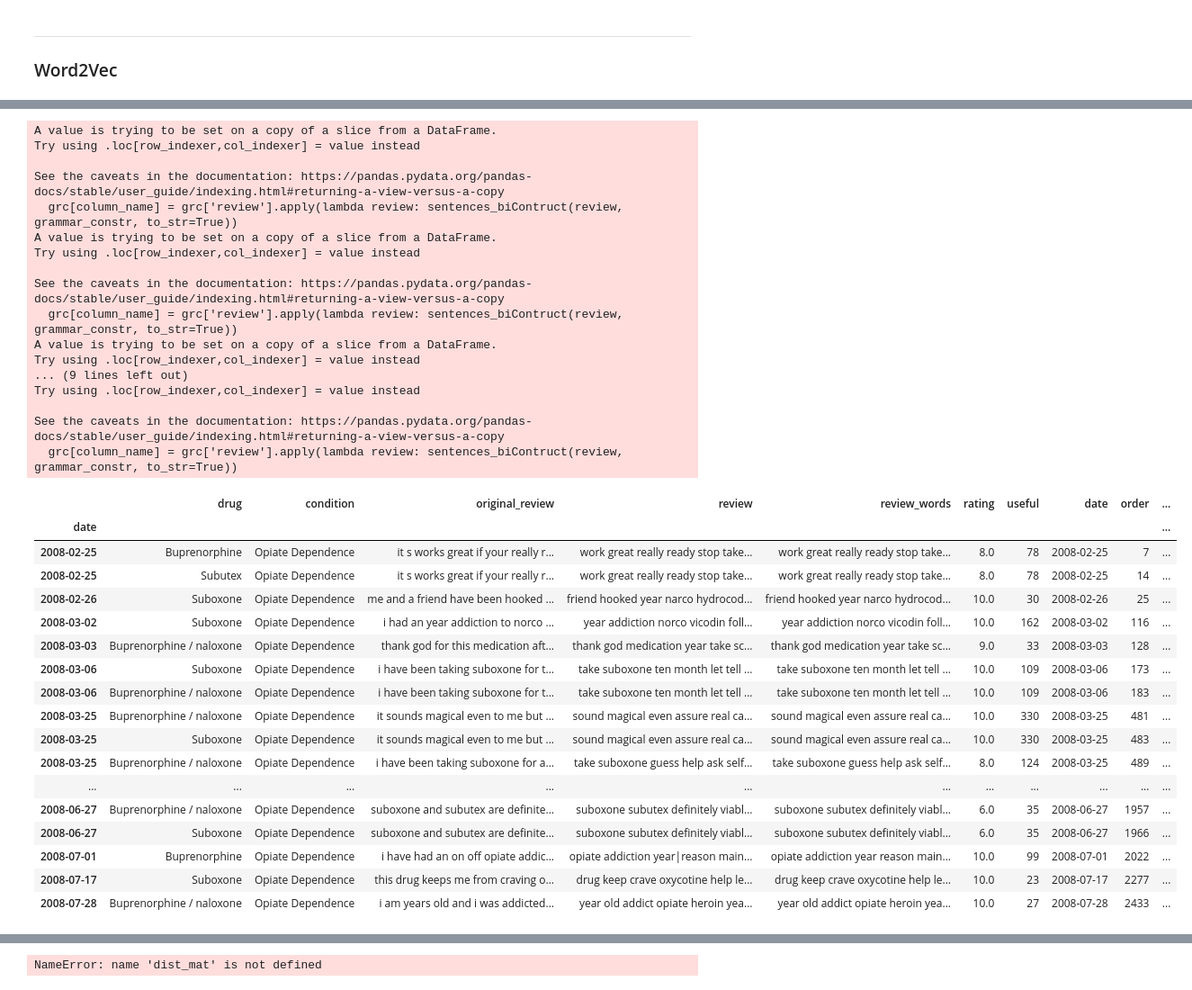
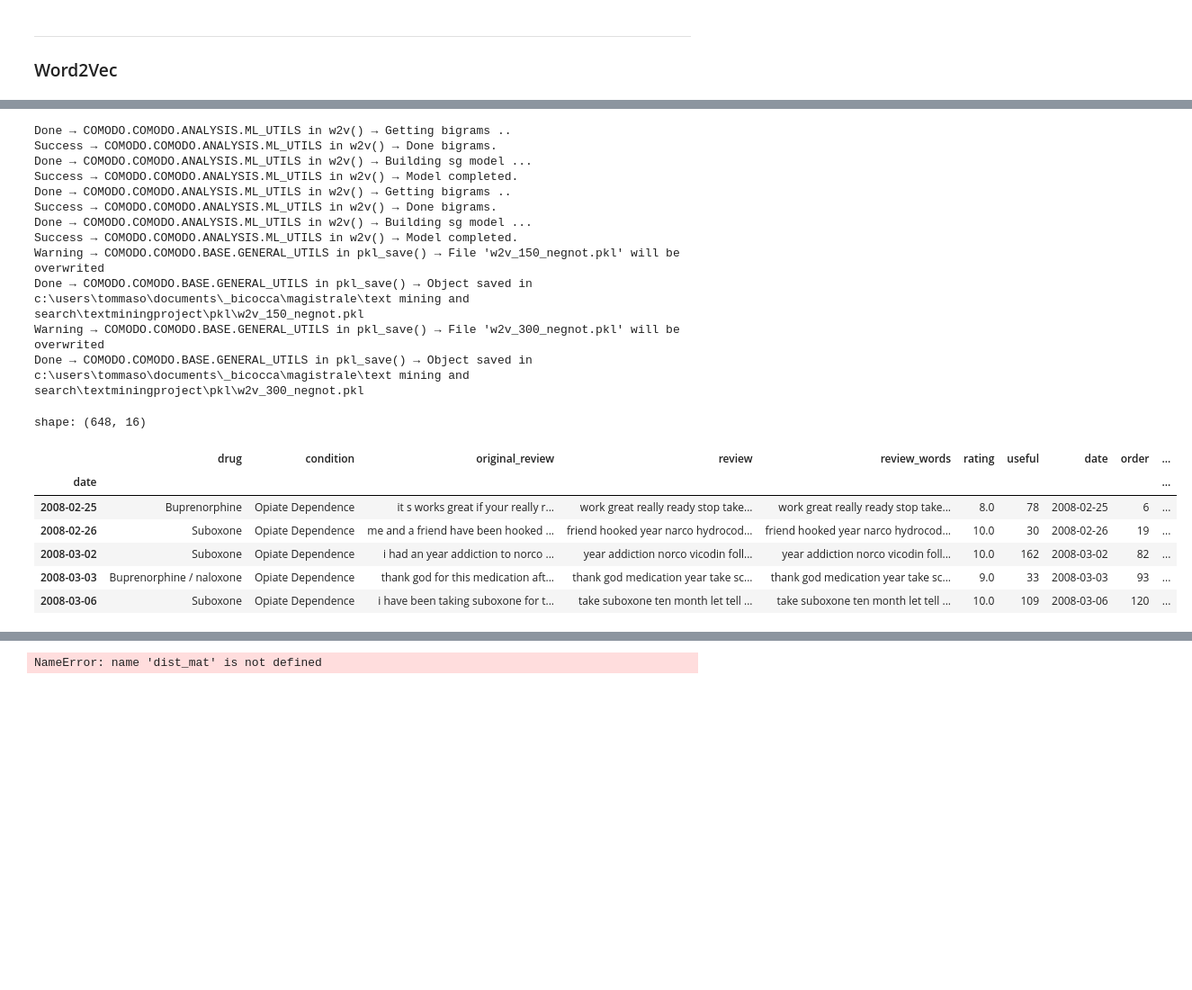
Before and after one commit to PimpMyGit/TextMining, a Jupyter notebook: test0.ipynb, the cells around one changed output, grey strips where cells are left out. Shown: that part at 90% size. Drawn from its saved outputs; the diff is of its cells as text; code cells hidden in the pictures; blank space fills up the shorter version.

```diff
--- a/test0.ipynb
+++ b/test0.ipynb
@@ -214,6 +214,7 @@ trdf['review'] = trdf['review'].apply(lambda r: '|'.join([' '.join(LIST.lfilter(
 
 trdf['review_words'] = trdf['review'].apply(lambda r: ' '.join([' '.join(s.split()) for s in r.split('|')]))
 
+trdf = trdf.drop_duplicates(subset='review_words')
 trdf = DF.add_order_column(trdf)
 
 trdf = trdf[['drug', 'condition', 'original_review', 'review', 'review_words', 'rating', 'useful', 'date', 'order']]
@@ -416,69 +442,78 @@ grc.iloc[0]['review']
+# %%
+""" W2V Building """
+
+# all_sentences = []
+# for r in trdf['review'].to_list():
+#   if type(r) is str:
+#       [all_sentences.append([w for w in s.split() if ((w in pos_dict and pos_dict[w][0] in ['N','J','V','R']) or UTILS.start_with(w,'not_'))]) for s in r.split('|')]
+
+# w2v_model_150 = ML.w2v(all_sentences, model='SG', vector_size=150, get_bigrams=True)
+# w2v_model_300 = ML.w2v(all_sentences, model='SG', vector_size=300, get_bigrams=True)
+# UTILS.pkl_save('pkl/w2v_150_NEGnot.pkl', w2v_model_150)
+# UTILS.pkl_save('pkl/w2v_300_NEGnot.pkl', w2v_model_300)
+
+# Loading Models
+w2v_model = UTILS.pkl_load('pkl/w2v_300_NEGnot.pkl')
+w2v_vocab = w2v_model.wv.key_to_index
+# %% [output]
+Done → COMODO.COMODO.ANALYSIS.ML_UTILS in w2v() → Getting bigrams ..
+Success → COMODO.COMODO.ANALYSIS.ML_UTILS in w2v() → Done bigrams.
+Done → COMODO.COMODO.ANALYSIS.ML_UTILS in w2v() → Building sg model ...
+Success → COMODO.COMODO.ANALYSIS.ML_UTILS in w2v() → Model completed.
+Done → COMODO.COMODO.ANALYSIS.ML_UTILS in w2v() → Getting bigrams ..
+Success → COMODO.COMODO.ANALYSIS.ML_UTILS in w2v() → Done bigrams.
+Done → COMODO.COMODO.ANALYSIS.ML_UTILS in w2v() → Building sg model ...
+Success → COMODO.COMODO.ANALYSIS.ML_UTILS in w2v() → Model completed.
+Warning → COMODO.COMODO.BASE.GENERAL_UTILS in pkl_save() → File 'w2v_150_negnot.pkl' will be overwrited
+Done → COMODO.COMODO.BASE.GENERAL_UTILS in pkl_save() → Object saved in c:\users\tommaso\documents\_bicocca\magistrale\text mining and search\textminingproject\pkl\w2v_150_negnot.pkl
+Warning → COMODO.COMODO.BASE.GENERAL_UTILS in pkl_save() → File 'w2v_300_negnot.pkl' will be overwrited
+Done → COMODO.COMODO.BASE.GENERAL_UTILS in pkl_save() → Object saved in c:\users\tommaso\documents\_bicocca\magistrale\text mining and search\textminingproject\pkl\w2v_300_negnot.pkl
 # %%
 """ Cerca costrutti grammaticali """
 
 jn_constr = ('J', 'N')      # aggettivo  +  nome            # conoscienza comune
 vj_constr = ('V', 'J')      # verbo      +  aggettivo       # https://www.grammarly.com/blog/adjective-and-verb-placement/#:~:text=Adjectives%20are%20usually%20placed%20before,are%20placed%20after%20the%20verb.&text=%E2%80%9CSense%E2%80%9D%20verbs%2C%20such%20as,The%20cookies%20smell%20awesome%20!
 rj_constr = ('R', 'J')      # avverbio   +  aggettivo       # https://site.uit.no/english/grammar/adverb-placement/#:~:text=Adverbs%20can%20be%20used%20to,%2C%20recently%20re%2Delected%20president.
 rv_constr = ('R', 'V')      # avverbio   +  verbo           # https://site.uit.no/english/grammar/adverb-placement/#:~:text=Adverbs%20can%20be%20used%20to,%2C%20recently%20re%2Delected%20president.
 vr_constr = ('V', 'R')      # verbo      +  avverbio           # https://site.uit.no/english/grammar/adverb-placement/#:~:text=Adverbs%20can%20be%20used%20to,%2C%20recently%20re%2Delected%20president.
 grammar_constrs = [jn_constr, vj_constr, rj_constr, rv_constr, vr_constr]
 
 def get_biConstrcut(sentence, construct):
     constructs = []
     if type(sentence) is str:
         words = sentence.split()
-        _ = [constructs.append([w, words[i+1]]) for i,w in enumerate(words[:-1]) if w in pos_dict and pos_dict[w][0]==construct[0] and words[i+1] in pos_dict and pos_dict[words[i+1]][0]==construct[1]]
+        _ = [constructs.append([w, words[i+1]]) for i,w in enumerate(words[:-1]) if (w in pos_dict and pos_dict[w][0]==construct[0] and words[i+1] in pos_dict and pos_dict[words[i+1]][0]==construct[1]) or
+                                                                                    ((w in pos_dict and pos_dict[w][0]==construct[0] and (UTILS.start_with(words[i+1],'not_') and words[i+1][len('not_'):] in pos_dict and pos_dict[words[i+1][len('not_'):]][0]==construct[1])) or
+                                                                                     ((UTILS.start_with(w,'not_') and w[len('not_'):] in pos_dict and pos_dict[w[len('not_'):]][0]==construct[0]) and words[i+1] in pos_dict and pos_dict[words[i+1]][0]==construct[1] ))]
     return constructs
 
 def sentences_biContruct(sentences, construct, to_str=False):
     constr_list = []
     if type(sentences) is str:
         _ = [[constr_list.append(c) for c in sc] for sc in LIST.lfilter([get_biConstrcut(s, construct) for s in sentences.split('|')], lambda v: len(v)>0)]
     if to_str:
         return '|'.join([' '.join(w) for w in constr_list])
     else:
         return constr_list
 
+grc['all_bg'] = ''
 for grammar_constr in grammar_constrs:
     column_name = grammar_constr[0].lower()+grammar_constr[1].lower()+'_'+'constr'
     grc[column_name] = grc['review'].apply(lambda review: sentences_biContruct(review, grammar_constr, to_str=True))
-grc.head(40)
+    grc['all_bg'] = grc.apply(lambda r:r['all_bg'] + ('|' if r[column_name]!='' and r['all_bg']!='' else '') + r[column_name], axis=1)
+grc['all_bg'] = grc['all_bg'].apply(lambda bgl: UTILS.str_replace(bgl, {' ':'_','|':' '}))
+
+print('shape:', grc.shape)
+grc.head(5)
 # %% [output]
-A value is trying to be set on a copy of a slice from a DataFrame.
-Try using .loc[row_indexer,col_indexer] = value instead
-
-See the caveats in the documentation: https://pandas.pydata.org/pandas-docs/stable/user_guide/indexing.html#returning-a-view-versus-a-copy
-  grc[column_name] = grc['review'].apply(lambda review: sentences_biContruct(review, grammar_constr, to_str=True))
-A value is trying to be set on a copy of a slice from a DataFrame.
-Try using .loc[row_indexer,col_indexer] = value instead
-
-See the caveats in the documentation: https://pandas.pydata.org/pandas-docs/stable/user_guide/indexing.html#returning-a-view-versus-a-copy
-  grc[column_name] = grc['review'].apply(lambda review: sentences_biContruct(review, grammar_constr, to_str=True))
-A value is trying to be set on a copy of a slice from a DataFrame.
-Try using .loc[row_indexer,col_indexer] = value instead
-... (9 lines left out)
-Try using .loc[row_indexer,col_indexer] = value instead
-
-See the caveats in the documentation: https://pandas.pydata.org/pandas-docs/stable/user_guide/indexing.html#returning-a-view-versus-a-copy
-  grc[column_name] = grc['review'].apply(lambda review: sentences_biContruct(review, grammar_constr, to_str=True))
+shape: (648, 16)
 |  | drug | condition | original_review | review | review_words | rating | useful | date | order | ... |
 | date |  |  |  |  |  |  |  |  |  | ... |
-| 2008-02-25 | Buprenorphine | Opiate Dependence | it s works great if your really r... | work great really ready stop take... | work great really ready stop take... | 8.0 | 78 | 2008-02-25 | 7 | ... |
-| 2008-02-25 | Subutex | Opiate Dependence | it s works great if your really r... | work great really ready stop take... | work great really ready stop take... | 8.0 | 78 | 2008-02-25 | 14 | ... |
-| 2008-02-26 | Suboxone | Opiate Dependence | me and a friend have been hooked ... | friend hooked year narco hydrocod... | friend hooked year narco hydrocod... | 10.0 | 30 | 2008-02-26 | 25 | ... |
-| 2008-03-02 | Suboxone | Opiate Dependence | i had an year addiction to norco ... | year addiction norco vicodin foll... | year addiction norco vicodin foll... | 10.0 | 162 | 2008-03-02 | 116 | ... |
-| 2008-03-03 | Buprenorphine / naloxone | Opiate Dependence | thank god for this medication aft... | thank god medication year take sc... | thank god medication year take sc... | 9.0 | 33 | 2008-03-03 | 128 | ... |
-| 2008-03-06 | Suboxone | Opiate Dependence | i have been taking suboxone for t... | take suboxone ten month let tell ... | take suboxone ten month let tell ... | 10.0 | 109 | 2008-03-06 | 173 | ... |
-| 2008-03-06 | Buprenorphine / naloxone | Opiate Dependence | i have been taking suboxone for t... | take suboxone ten month let tell ... | take suboxone ten month let tell ... | 10.0 | 109 | 2008-03-06 | 183 | ... |
-| 2008-03-25 | Buprenorphine / naloxone | Opiate Dependence | it sounds magical even to me but ... | sound magical even assure real ca... | sound magical even assure real ca... | 10.0 | 330 | 2008-03-25 | 481 | ... |
-| 2008-03-25 | Suboxone | Opiate Dependence | it sounds magical even to me but ... | sound magical even assure real ca... | sound magical even assure real ca... | 10.0 | 330 | 2008-03-25 | 483 | ... |
-| 2008-03-25 | Buprenorphine / naloxone | Opiate Dependence | i have been taking suboxone for a... | take suboxone guess help ask self... | take suboxone guess help ask self... | 8.0 | 124 | 2008-03-25 | 489 | ... |
-| ... | ... | ... | ... | ... | ... | ... | ... | ... | ... | ... |
-| 2008-06-27 | Buprenorphine / naloxone | Opiate Dependence | suboxone and subutex are definite... | suboxone subutex definitely viabl... | suboxone subutex definitely viabl... | 6.0 | 35 | 2008-06-27 | 1957 | ... |
-| 2008-06-27 | Suboxone | Opiate Dependence | suboxone and subutex are definite... | suboxone subutex definitely viabl... | suboxone subutex definitely viabl... | 6.0 | 35 | 2008-06-27 | 1966 | ... |
-| 2008-07-01 | Buprenorphine | Opiate Dependence | i have had an on off opiate addic... | opiate addiction year|reason main... | opiate addiction year reason main... | 10.0 | 99 | 2008-07-01 | 2022 | ... |
-| 2008-07-17 | Suboxone | Opiate Dependence | this drug keeps me from craving o... | drug keep crave oxycotine help le... | drug keep crave oxycotine help le... | 10.0 | 23 | 2008-07-17 | 2277 | ... |
-| 2008-07-28 | Buprenorphine / naloxone | Opiate Dependence | i am years old and i was addicted... | year old addict opiate heroin yea... | year old addict opiate heroin yea... | 10.0 | 27 | 2008-07-28 | 2433 | ... |
+| 2008-02-25 | Buprenorphine | Opiate Dependence | it s works great if your really r... | work great really ready stop take... | work great really ready stop take... | 8.0 | 78 | 2008-02-25 | 6 | ... |
+| 2008-02-26 | Suboxone | Opiate Dependence | me and a friend have been hooked ... | friend hooked year narco hydrocod... | friend hooked year narco hydrocod... | 10.0 | 30 | 2008-02-26 | 19 | ... |
+| 2008-03-02 | Suboxone | Opiate Dependence | i had an year addiction to norco ... | year addiction norco vicodin foll... | year addiction norco vicodin foll... | 10.0 | 162 | 2008-03-02 | 82 | ... |
+| 2008-03-03 | Buprenorphine / naloxone | Opiate Dependence | thank god for this medication aft... | thank god medication year take sc... | thank god medication year take sc... | 9.0 | 33 | 2008-03-03 | 93 | ... |
+| 2008-03-06 | Suboxone | Opiate Dependence | i have been taking suboxone for t... | take suboxone ten month let tell ... | take suboxone ten month let tell ... | 10.0 | 109 | 2008-03-06 | 120 | ... |
 # %%
 import scipy
 
```
Also changed, not shown: parts of 18 cells of this notebook.
